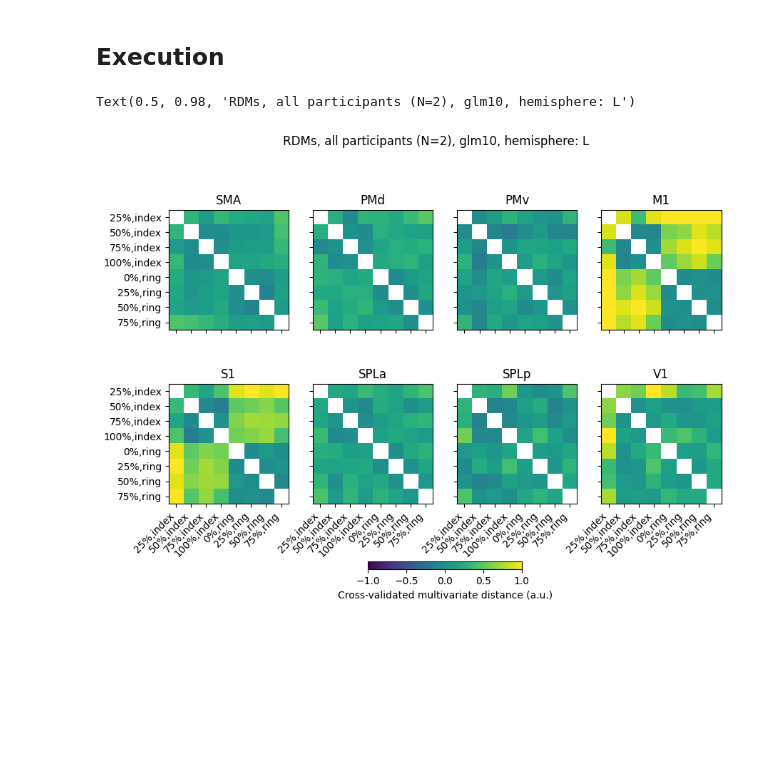
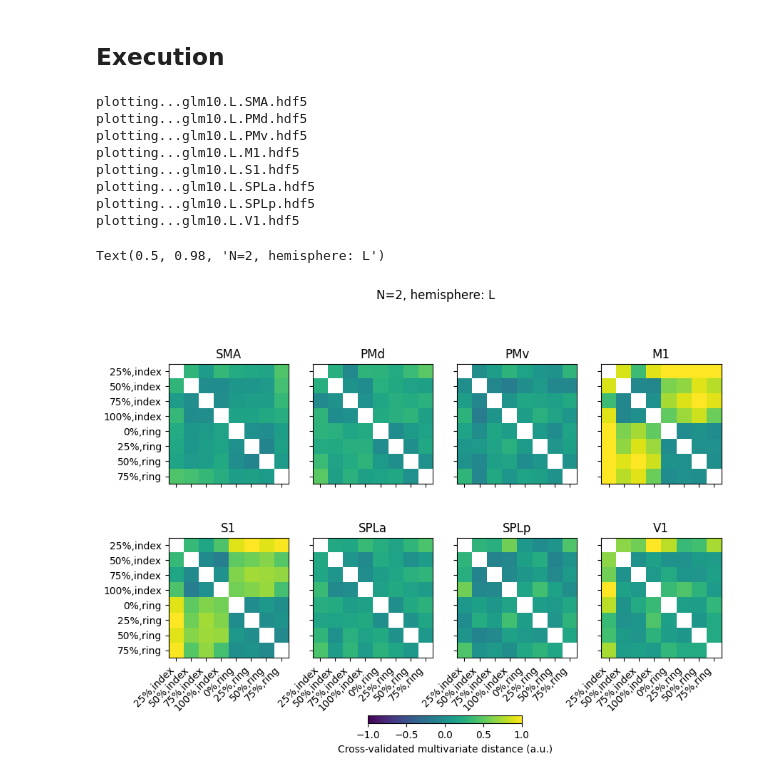
Before and after one commit to mnlmrc/sensori-motor-prediction, a Jupyter notebook: notebooks/main.ipynb, the cells around one changed output. Cells and saved outputs as stored; diff of their text form; code cells hidden in the pictures; blank space fills up the shorter version.

```diff
--- a/notebooks/main.ipynb
+++ b/notebooks/main.ipynb
@@ -225,32 +222,41 @@ Text(0.5, 0.98, 'N=2, hemisphere: L')
 ## **Execution**
 # %%
 r = 0
-roi = ['SMA', 'PMd', 'PMv', 'M1', 'S1', 'SPLa', 'SPLp', 'V1']
+# roi = ['M1', 'S1']
 Hem = 'L'
 vmin, vmax = -1, 1
 fig, axs = plt.subplots(nrows=2, ncols=4, sharex=True, sharey=True, figsize=(10, 7))
 for i in range(axs.shape[0]):
     for j in range(axs.shape[1]):
+        print(f'plotting...glm10.{Hem}.{roi[r]}.hdf5')
         rdms = rsa.rdm.load_rdm(os.path.join(gl.baseDir, experiment, gl.rdmDir, f'glm10.{Hem}.{roi[r]}.hdf5'))
         rdms = rdms.subset_pattern(by='conds', value=['25%,index', '50%,index', '75%,index', '100%,index',
                                                       '0%,ring', '25%,ring', '50%,ring', '75%,ring',])
 
         cax = rsa.vis.show_rdm_panel(
                 rdms, axs[i, j], rdm_descriptor='roi', cmap='viridis', vmin=vmin, vmax=vmax
             )
         axs[i, j].set_xticks(np.arange(len(rdms.pattern_descriptors['conds'])))
         axs[i, j].set_xticklabels(rdms.pattern_descriptors['conds'], rotation=45, ha='right')
         axs[i, j].set_yticks(axs[i, j].get_xticks())
         axs[i, j].set_yticklabels(rdms.pattern_descriptors['conds'])
         axs[i, j].set_title(roi[r])
 
         # axs[i, j].axhline(0, color='k', ls='-', lw=.8)
         # axs[i, j].axvline(0, color='k', ls='-', lw=.8)
         r += 1
 
 cbar = fig.colorbar(cax, ax=axs, orientation='horizontal', fraction=.02)
 cbar.set_label('Cross-validated multivariate distance (a.u.)')
 fig.suptitle(f'N={len(gl.participants[experiment])}, hemisphere: {Hem}')
 # %% [output]
-Text(0.5, 0.98, 'RDMs, all participants (N=2), glm10, hemisphere: L')
+plotting...glm10.L.SMA.hdf5
+plotting...glm10.L.PMd.hdf5
+plotting...glm10.L.PMv.hdf5
+plotting...glm10.L.M1.hdf5
+plotting...glm10.L.S1.hdf5
+plotting...glm10.L.SPLa.hdf5
+plotting...glm10.L.SPLp.hdf5
+plotting...glm10.L.V1.hdf5
+Text(0.5, 0.98, 'N=2, hemisphere: L')
-[figure, old version]
+[figure, new version]
```
Also changed, not shown: parts of 1 cell of this notebook, 1 other file.
